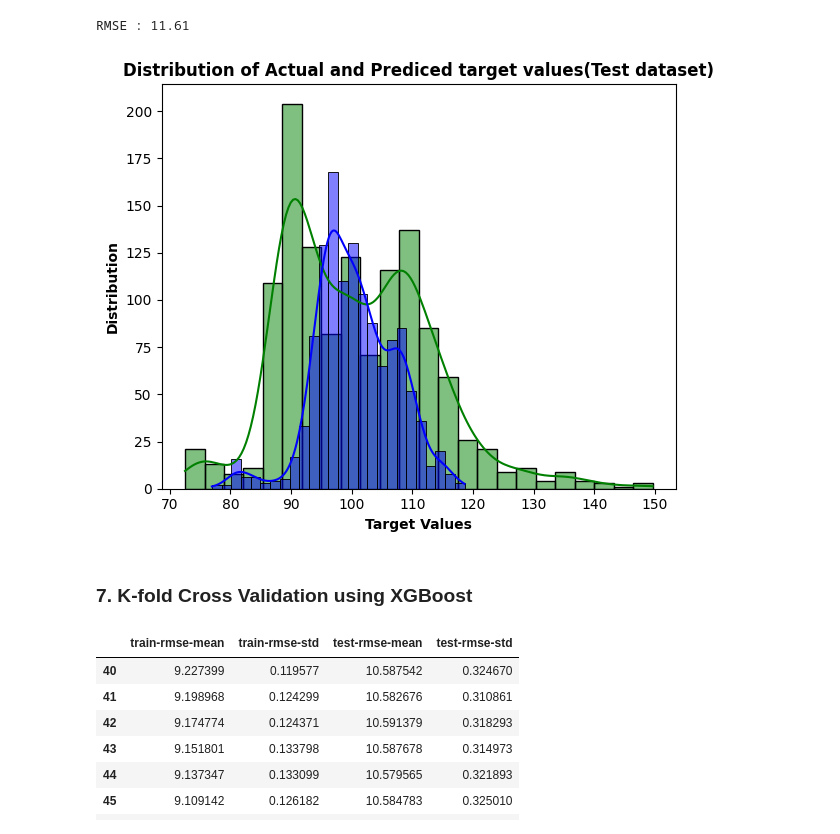
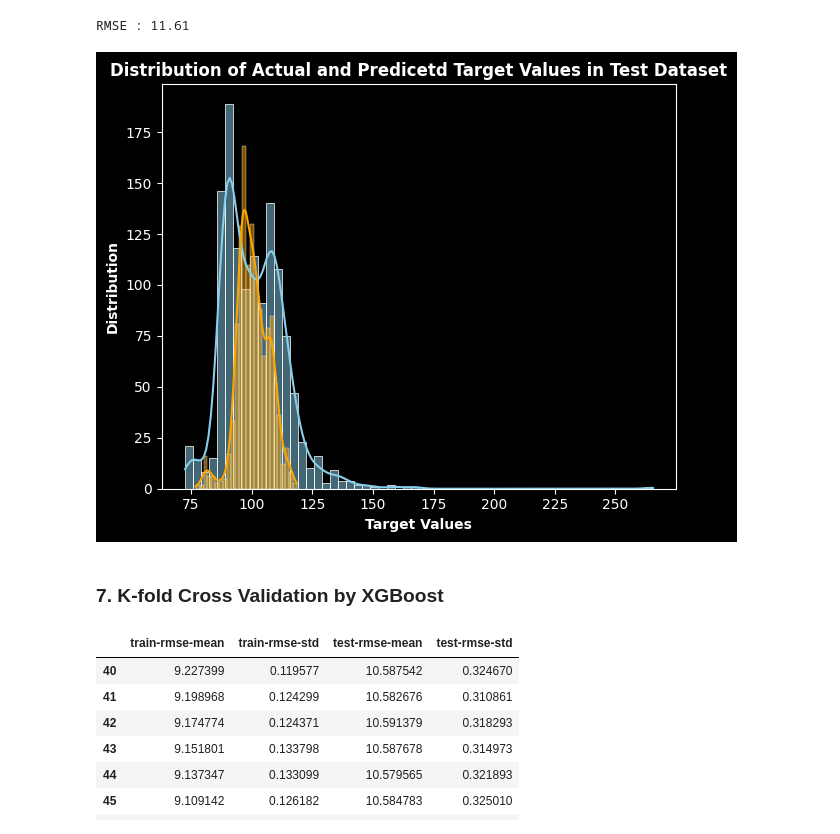
Before and after one commit to sunny4dmk/Machin-Learning-with-Python, a Jupyter notebook: XGBoostRegression_GreenManufacturing/GreenerManufacturing.ipynb, the cells around one changed output. Cells and saved outputs as stored; diff of their text form; code cells hidden in the pictures.

```diff
--- a/XGBoostRegression_GreenManufacturing/GreenerManufacturing.ipynb
+++ b/XGBoostRegression_GreenManufacturing/GreenerManufacturing.ipynb
@@ -589,19 +589,19 @@ RMSE : 11.61
 # %%
 import matplotlib.pyplot as plt
 import seaborn as sns
 pred_test = model.predict(X_test)
+plt.style.use('dark_background')
 fig, ax = plt.subplots(figsize=(6,5))
-ax.tick_params(labelsize=10)
-plt_test=sns.histplot(y_test[y_test<150], color='green', kde=True) # Actual Value
-plt_test=sns.histplot(pred_test[pred_test<150], color='blue', kde=True) # Predicted Value
-plt_test.set_title("Distribution of Actual and Prediced target values(Test dataset)", weight='bold', size=12)
+plt_test=sns.histplot(y_test, color='skyblue', kde=True) # Actual Value
+plt_test=sns.histplot(pred_test, color='orange', kde=True) # Predicted Value
+plt_test.set_title("Distribution of Actual and Predicetd Target Values in Test Dataset", weight='bold', size=12)
 plt_test.set_xlabel("Target Values", weight='bold', size=10)
 plt_test.set_ylabel("Distribution", weight='bold', size=10)
 plt.tight_layout()
 # %% [output]
-[figure, old version]
+[figure, new version]
 # %% [markdown]
-### 7. K-fold Cross Validation using XGBoost
+### 7. K-fold Cross Validation by XGBoost
 # %%
 dmatrix_train = xgb.DMatrix(data=df_x_train_trans, label=df_y_train)
 params={'objective': 'reg:squarederror',
```
Also changed, not shown: parts of 5 cells of this notebook.
